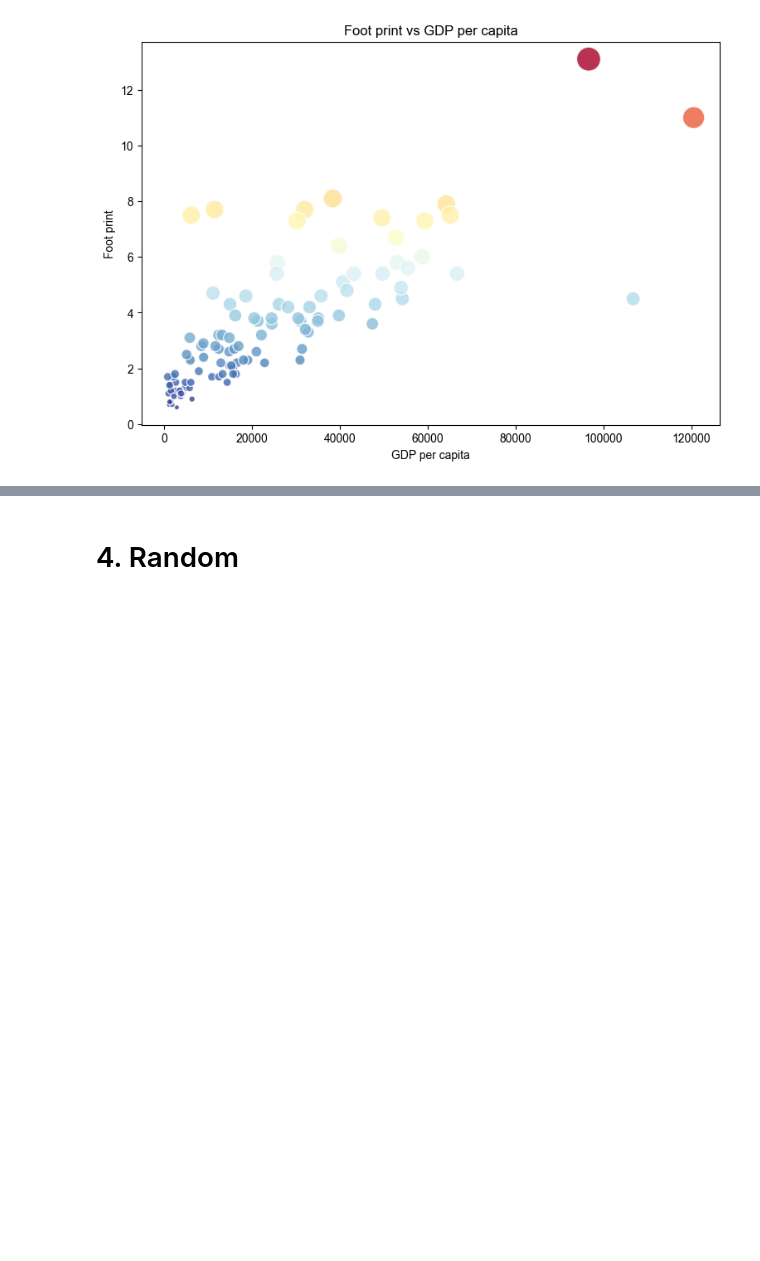
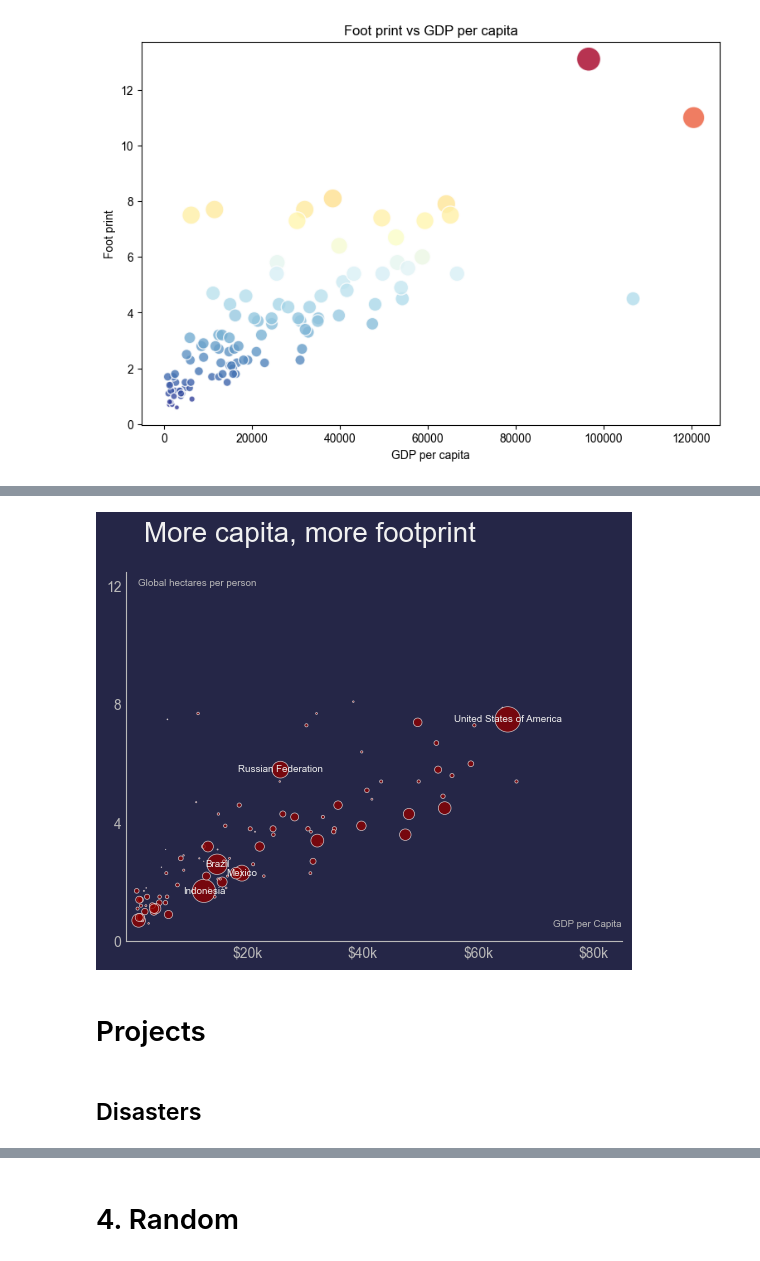
Before and after one commit to babaniyi/Data-visualisation, a Jupyter notebook: 1_notebooks/class_matplotlib.ipynb, the cells around one changed output, grey strips where cells are left out. Drawn from its saved outputs; the diff is of its cells as text; code cells hidden in the pictures; blank space fills up the shorter version.

```diff
--- a/1_notebooks/class_matplotlib.ipynb
+++ b/1_notebooks/class_matplotlib.ipynb
@@ -266,0 +277,79 @@ plt.show()
+# %%
+background_color = "#252647"
+white = "#f1f1f1"
+light_grey = "#bab9b9"
+
+fig, ax = plt.subplots()
+ax.scatter(df_footprint["gdpCapita"], df_footprint["footprint"], s=df_footprint["populationMillions"],
+           alpha=0.8, color="darkred", edgecolor=white, linewidth=0.5)
+
+fig.set_facecolor(background_color)
+ax.set_facecolor(background_color)
+
+ax.spines[["top", "right"]].set_visible(False)
+ax.spines[["left", "bottom"]].set_color(light_grey)
+ax.tick_params(length=0)
+
+location = [20_000, 40_000, 60_000, 80_000, 100_000]
+labels = ["$20k", "$40k", "$60k", "$80k", "$100k"]
+ax.set_xticks(location, labels=labels)
+
+location = [0, 4, 8, 12]
+ax.set_yticks(location, labels=location)
+
+ax.tick_params(length=0)
+ax.tick_params(
+    axis="both",
+    labelsize=10,
+    labelcolor=light_grey,
+)
+
+ax.set_ylim(0, 12.5)
+ax.set_xlim(-1000, 85_000)
+
+subset = df_footprint[df_footprint["populationMillions"] > 100]
+# Names of countries with population > 100M
+for i, row in subset.iterrows():
+    country = row["country"]
+    x_value = row["gdpCapita"]
+    y_value = row["footprint"]
+    ax.text(
+        x=x_value,
+        y=y_value,
+        s=country,
+        ha="center",
+        va="center",
+        color=white,
+        size=7,
+    )
+
+ax.text(
+    x=2000,
+    y=13.5,
+    s="More capita, more footprint",
+    size=20,
+    color=white,
+)
+
+ax.text(
+    x=73_000,
+    y=0.5,
+    s="GDP per Capita",
+    color=light_grey,
+    size=7,
+)
+ax.text(
+    x=1000,
+    y=12,
+    s="Global hectares per person",
+    color=light_grey,
+    size=7,
+)
+
+plt.show()
+# %% [output]
+[figure, added]
+# %% [markdown]
+# Projects
+# %% [markdown]
+## Disasters
```
Also changed, not shown: parts of 40 cells of this notebook.
